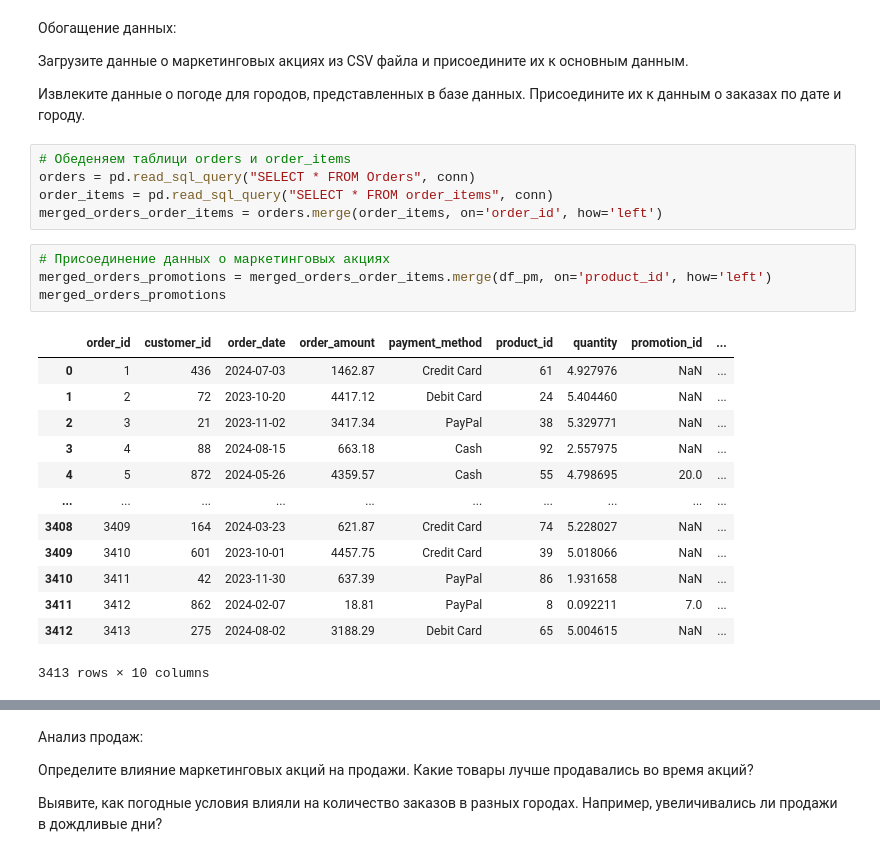
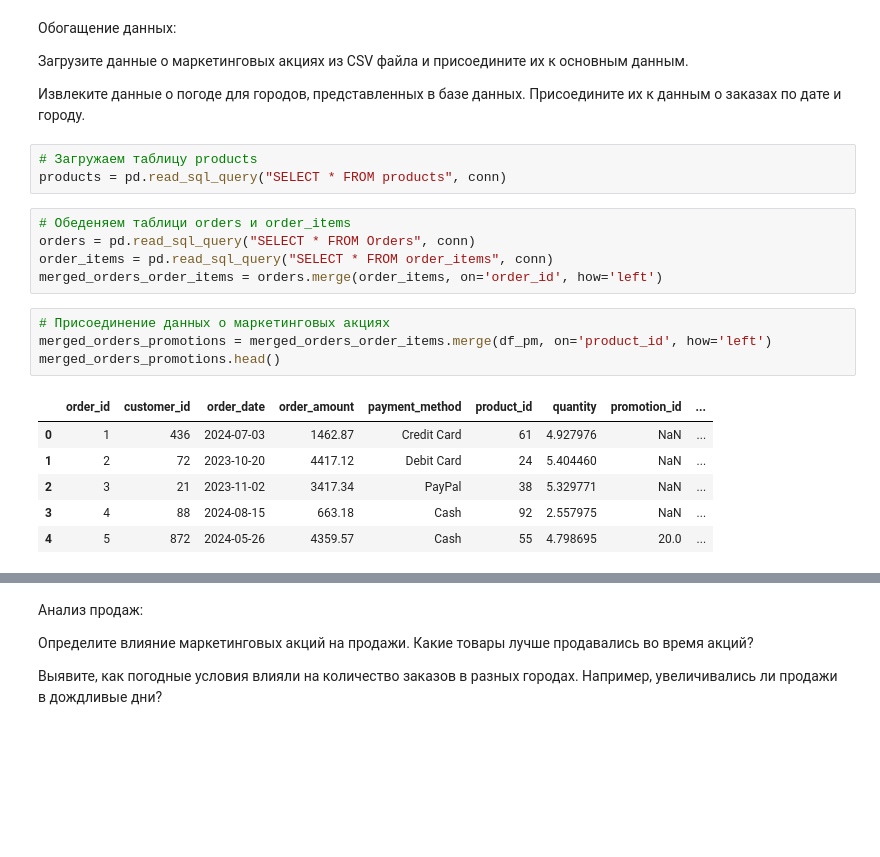
Before and after one commit to sapozhnikovk/da_final, a Jupyter notebook: DA_final_work.ipynb, the cells around one changed output, grey strips where cells are left out. Cells and saved outputs as stored; diff of their text form; blank space fills up the shorter version.

```diff
--- a/DA_final_work.ipynb
+++ b/DA_final_work.ipynb
@@ -221,6 +223,9 @@ Index: []
 Загрузите данные о маркетинговых акциях из CSV файла и присоедините их к основным данным.
 
 Извлеките данные о погоде для городов, представленных в базе данных. Присоедините их к данным о заказах по дате и городу.
+# %%
+# Загружаем таблицу products
+products = pd.read_sql_query("SELECT * FROM products", conn)
 # %%
 # Обеденяем таблици orders и order_items
 orders = pd.read_sql_query("SELECT * FROM Orders", conn)
@@ -229,21 +234,14 @@ merged_orders_order_items = orders.merge(order_items, on='order_id', how='left')
 # %%
 # Присоединение данных о маркетинговых акциях
 merged_orders_promotions = merged_orders_order_items.merge(df_pm, on='product_id', how='left')
-merged_orders_promotions
+merged_orders_promotions.head()
 # %% [output]
 |  | order_id | customer_id | order_date | order_amount | payment_method | product_id | quantity | promotion_id | ... |
 | 0 | 1 | 436 | 2024-07-03 | 1462.87 | Credit Card | 61 | 4.927976 | NaN | ... |
 | 1 | 2 | 72 | 2023-10-20 | 4417.12 | Debit Card | 24 | 5.404460 | NaN | ... |
 | 2 | 3 | 21 | 2023-11-02 | 3417.34 | PayPal | 38 | 5.329771 | NaN | ... |
 | 3 | 4 | 88 | 2024-08-15 | 663.18 | Cash | 92 | 2.557975 | NaN | ... |
 | 4 | 5 | 872 | 2024-05-26 | 4359.57 | Cash | 55 | 4.798695 | 20.0 | ... |
-| ... | ... | ... | ... | ... | ... | ... | ... | ... | ... |
-| 3408 | 3409 | 164 | 2024-03-23 | 621.87 | Credit Card | 74 | 5.228027 | NaN | ... |
-| 3409 | 3410 | 601 | 2023-10-01 | 4457.75 | Credit Card | 39 | 5.018066 | NaN | ... |
-| 3410 | 3411 | 42 | 2023-11-30 | 637.39 | PayPal | 86 | 1.931658 | NaN | ... |
-| 3411 | 3412 | 862 | 2024-02-07 | 18.81 | PayPal | 8 | 0.092211 | 7.0 | ... |
-| 3412 | 3413 | 275 | 2024-08-02 | 3188.29 | Debit Card | 65 | 5.004615 | NaN | ... |
-3413 rows × 10 columns
 # %%
 # Присоединение данных о погоде
 customers = pd.read_sql_query("SELECT * FROM customers", conn)
```
Also changed, not shown: parts of 6 cells of this notebook.
